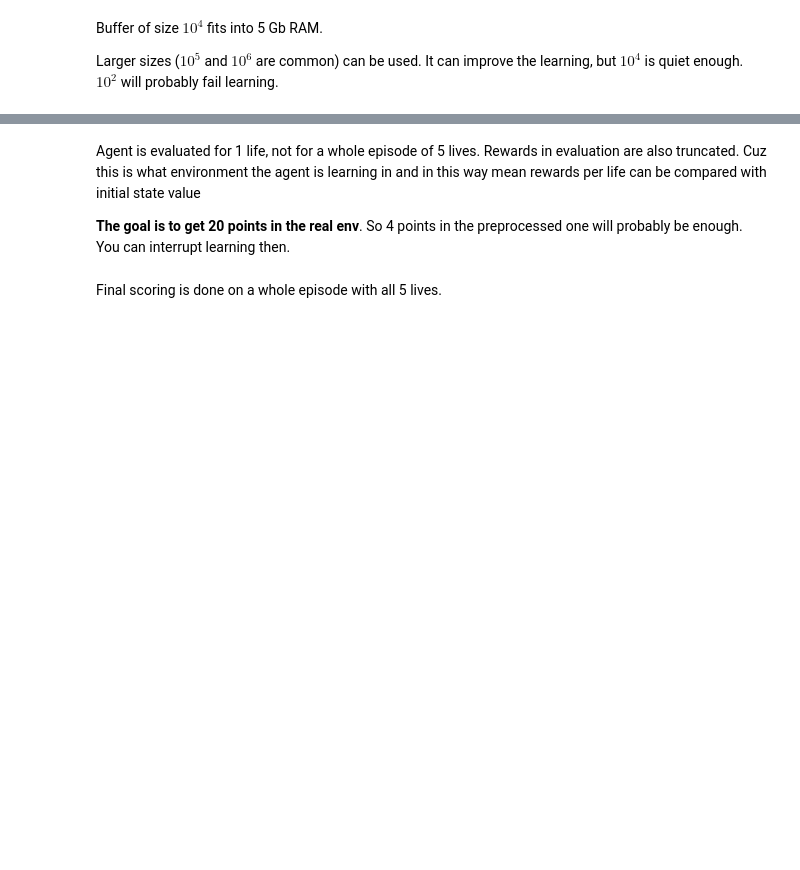
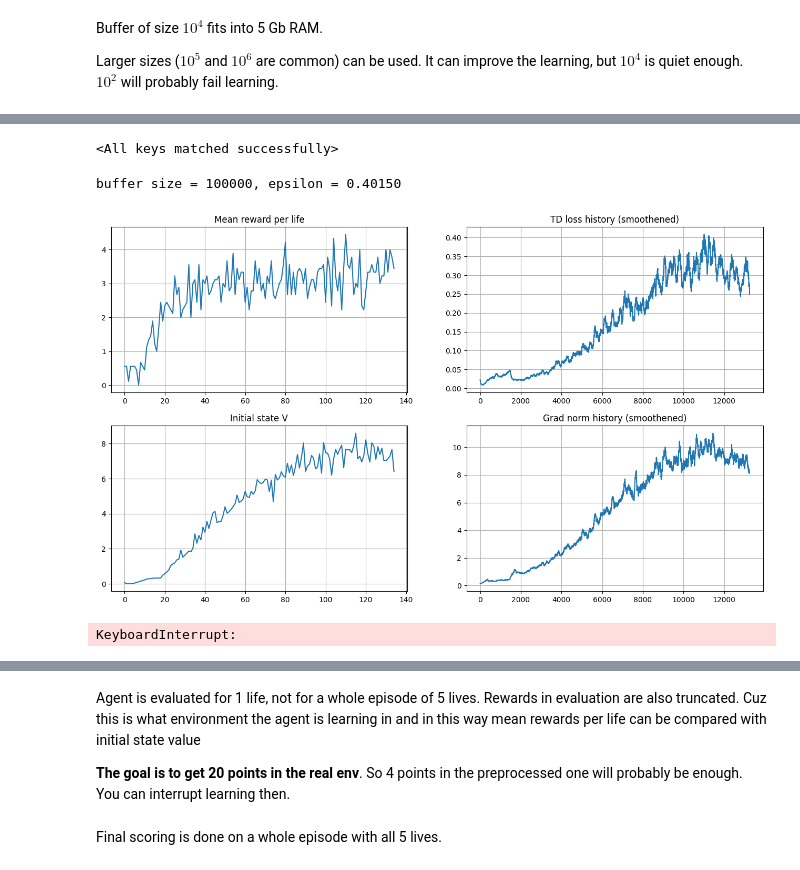
Before and after one commit to sacr1ficerq/hse-rl, a Jupyter notebook: DQN/dueling_ddqn.ipynb, the cells around one changed output, grey strips where cells are left out. Saved outputs shown, nothing was run; the diff lists cells and outputs as text; code cells hidden in the pictures; blank space fills up the shorter version.

Commit message:
HW3 Complete training of basic Dueling DQN

```diff
--- a/DQN/dueling_ddqn.ipynb
+++ b/DQN/dueling_ddqn.ipynb
@@ -524,6 +519,13 @@ mean_rw_history = []
 td_loss_history = []
 grad_norm_history = []
 initial_state_v_history = []
+# %%
+# i allready trained agent before
+
+agent.load_state_dict(torch.load("weights/19.0avg-basic-dqn-agent.pt"))
+target_network.load_state_dict(torch.load("weights/19.0avg-basic-dqn-target.pt"))
+# %% [output]
+<All keys matched successfully>
 # %%
 state, _ = env.reset()
 for step in trange(total_steps + 1):
@@ -559,7 +561,8 @@ for step in trange(total_steps + 1):
 
     if step % refresh_target_network_freq == 0:
         # Load agent weights into target_network
-        #<YOUR_CODE>
+        # <YOUR_CODE>
+        target_network.load_state_dict(agent.state_dict())
 
     if step % eval_freq == 0:
         mean_rw_history.append(evaluate(
@@ -570,30 +573,34 @@ for step in trange(total_steps + 1):
         )
         initial_state_v_history.append(np.max(initial_state_q_values))
 
         clear_output(True)
         print("buffer size = %i, epsilon = %.5f" %
               (len(exp_replay), agent.epsilon))
 
         plt.figure(figsize=[16, 9])
 
         plt.subplot(2, 2, 1)
         plt.title("Mean reward per life")
         plt.plot(mean_rw_history)
         plt.grid()
 
         assert not np.isnan(td_loss_history[-1])
         plt.subplot(2, 2, 2)
         plt.title("TD loss history (smoothened)")
         plt.plot(utils.smoothen(td_loss_history))
         plt.grid()
 
         plt.subplot(2, 2, 3)
         plt.title("Initial state V")
         plt.plot(initial_state_v_history)
         plt.grid()
 
         plt.subplot(2, 2, 4)
         plt.title("Grad norm history (smoothened)")
         plt.plot(utils.smoothen(grad_norm_history))
         plt.grid()
         plt.show()
+# %% [output]
+buffer size = 100000, epsilon = 0.40150
+[figure, added]
+KeyboardInterrupt:
```
Also changed, not shown: parts of 26 cells of this notebook, 3 other files.
